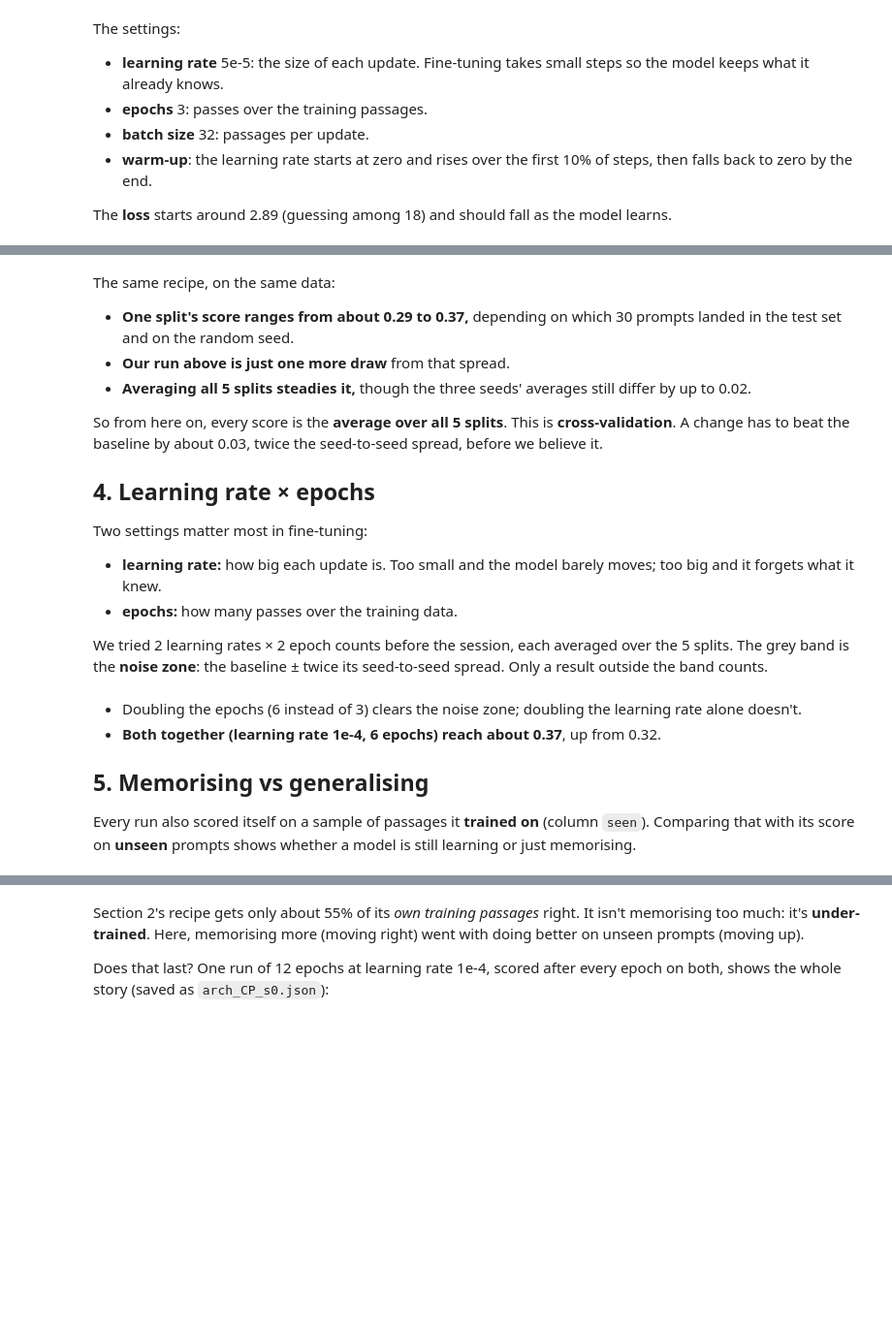
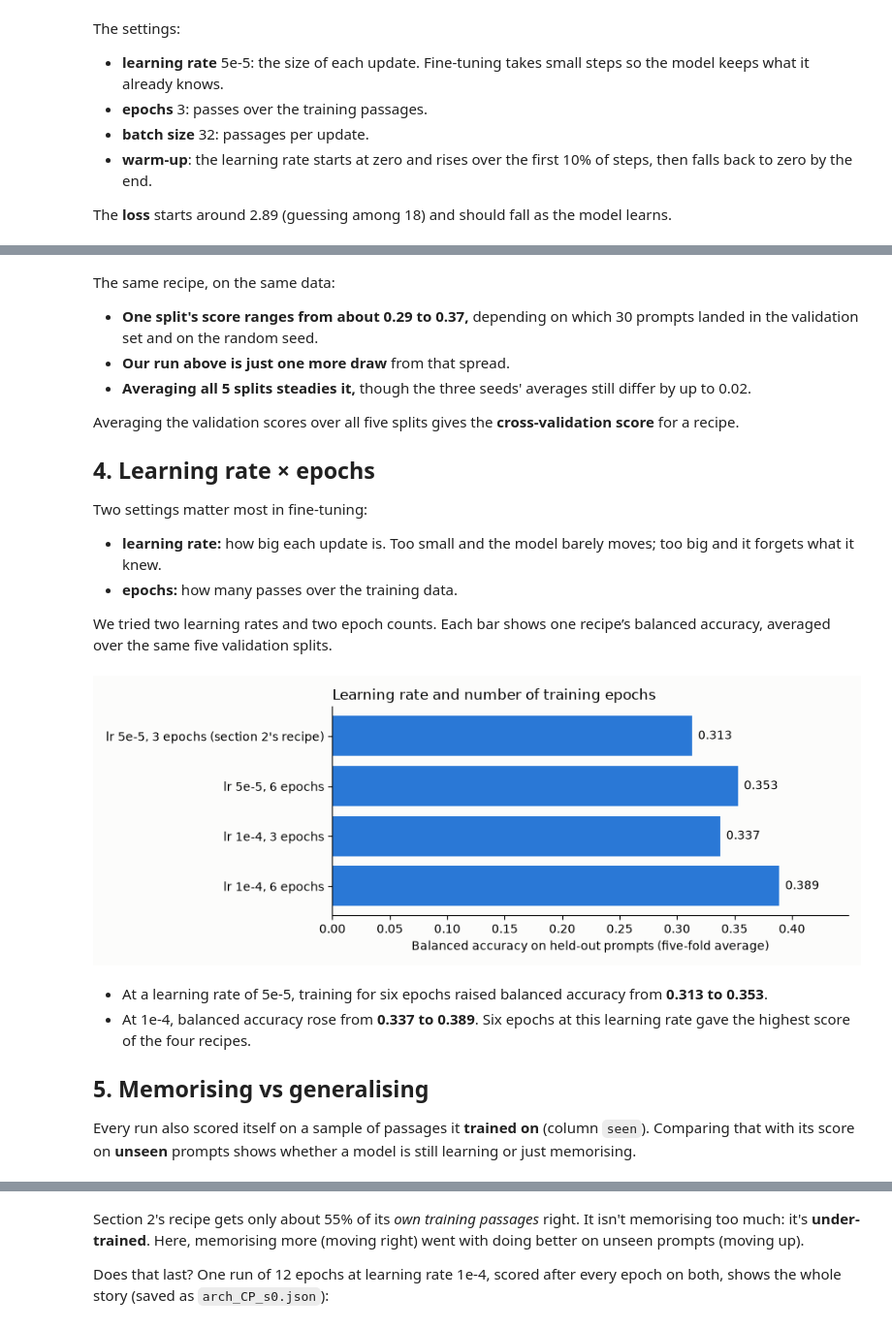
Before and after one commit to Voxoff/finetune-workshop, a Jupyter notebook: finetune_workshop.ipynb, the cells around one changed output, grey strips where cells are left out. Shown at 97% size. Drawn from its saved outputs; the diff is of its cells as text; code cells hidden in the pictures; blank space fills up the shorter version.

```diff
--- a/finetune_workshop.ipynb
+++ b/finetune_workshop.ipynb
@@ -20,15 +20,18 @@ from transformers import (AutoModelForSequenceClassification, AutoTokenizer, Dat
 transformers.logging.set_verbosity_error()  # hide the library's loading reports and warnings
 transformers.logging.disable_progress_bar()
 
-DATA = Path("data")        # the competition's train.csv
-RESULTS = Path("oof")      # predictions and scores of runs trained before the session
-BLUE, ORANGE, GREY, LIGHT, BAND = "#2a78d6", "#eb6834", "#898781", "#c3c2b7", "#e1e0d9"
+DATA = Path("data")     # competition CSV files
+RESULTS = Path("oof")   # predictions and scores of runs trained before the session
+BLUE, ORANGE, GREY, LIGHT = "#2a78d6", "#eb6834", "#898781", "#c3c2b7"
 plt.rcParams.update({"figure.facecolor": "#fcfcfb", "axes.facecolor": "#fcfcfb", "axes.spines.top": False,
                      "axes.spines.right": False, "axes.titlelocation": "left", "font.size": 10})
 
 assert torch.cuda.is_available(), "This notebook needs a GPU"
 print("GPU:", torch.cuda.get_device_name(0))
 
-train = pd.read_csv(DATA / "train.csv")
-LABELS = sorted(train.model.unique())   # the 18 LLMs, always in this order
-print(f"{len(train):,} passages · {train.prompt_id.nunique()} prompts · {len(LABELS)} LLMs")
+set_seed(0)
+
+labeled_df = pd.read_csv(DATA / "train.csv")
+test_df = pd.read_csv(DATA / "test.csv")  # unlabeled competition passages
+LABELS = sorted(labeled_df.model.unique())   # the 18 LLMs, always in this order
+print(f"{len(labeled_df):,} passages · {labeled_df.prompt_id.nunique()} prompts · {len(LABELS)} LLMs")
@@ -190,10 +253,10 @@ print("5-split average for each seed:", ", ".join(f"{s:.3f}" for s in baseline.s
 # %% [markdown]
 The same recipe, on the same data:
-- **One split's score ranges from about 0.29 to 0.37,** depending on which 30 prompts landed in the test set and on the random seed.
+- **One split's score ranges from about 0.29 to 0.37,** depending on which 30 prompts landed in the validation set and on the random seed.
 - **Our run above is just one more draw** from that spread.
 - **Averaging all 5 splits steadies it,** though the three seeds' averages still differ by up to 0.02.
 
-So from here on, every score is the **average over all 5 splits**. This is **cross-validation**. A change has to beat the baseline by about 0.03, twice the seed-to-seed spread, before we believe it.
+Averaging the validation scores over all five splits gives the **cross-validation score** for a recipe.
 
 ## 4. Learning rate × epochs
 
@@ -201,29 +264,26 @@ Two settings matter most in fine-tuning:
 - **learning rate:** how big each update is. Too small and the model barely moves; too big and it forgets what it knew.
 - **epochs:** how many passes over the training data.
 
-We tried 2 learning rates × 2 epoch counts before the session, each averaged over the 5 splits. The grey band is the **noise zone**: the baseline ± twice its seed-to-seed spread. Only a result outside the band counts.
+We tried two learning rates and two epoch counts. Each bar shows one recipe’s balanced accuracy, averaged over the same five validation splits.
 # %%
 RECIPES = {"B0": "lr 5e-5, 3 epochs (section 2's recipe)", "T1": "lr 5e-5, 6 epochs",
            "T2": "lr 1e-4, 3 epochs", "T3": "lr 1e-4, 6 epochs"}
-reference, noise = baseline.score.mean(), baseline.score.std()
+recipe_scores = recipe_runs.loc[list(RECIPES), "score"]
 
-fig, ax = plt.subplots(figsize=(9, 3.6))
-ax.axvspan(reference - 2 * noise, reference + 2 * noise, color=BAND, label="noise zone")
-for y, (config, label) in enumerate(reversed(RECIPES.items())):
-    scores = runs[runs.config == config].score
-    real_gain = scores.mean() > reference + 2 * noise
-    ax.scatter(scores, [y] * len(scores), color=BLUE if real_gain else GREY, s=45, zorder=3)
-    ax.text(scores.max() + 0.003, y, f"{scores.mean():.3f}", va="center")
-ax.set_yticks(range(len(RECIPES)), list(reversed(RECIPES.values())))
-ax.set_ylim(-0.6, len(RECIPES) - 0.4)
-ax.set_xlim(reference - 2 * noise - 0.01, runs[runs.config.isin(RECIPES)].score.max() + 0.02)
-ax.set_xlabel("balanced accuracy, average of 5 splits (one dot per seed)")
-ax.legend(frameon=False, loc="upper right")
-ax.set_title("Learning rate × epochs: blue = a real gain")
+fig, ax = plt.subplots(figsize=(9, 3.4))
+recipe_bars = ax.barh(list(RECIPES.values()), recipe_scores, color=BLUE)
+ax.invert_yaxis()
+ax.bar_label(recipe_bars, fmt="%.3f", padding=5)
+ax.set_xlim(0, recipe_scores.max() + 0.06)
+ax.set_xlabel("Balanced accuracy on held-out prompts (five-fold average)")
+ax.set_title("Learning rate and number of training epochs")
+fig.tight_layout()
 plt.show()
+# %% [output]
+[figure, added]
 # %% [markdown]
-- Doubling the epochs (6 instead of 3) clears the noise zone; doubling the learning rate alone doesn't.
-- **Both together (learning rate 1e-4, 6 epochs) reach about 0.37**, up from 0.32.
+- At a learning rate of 5e-5, training for six epochs raised balanced accuracy from **0.313 to 0.353**.
+- At 1e-4, balanced accuracy rose from **0.337 to 0.389**. Six epochs at this learning rate gave the highest score of the four recipes.
 
 ## 5. Memorising vs generalising
 
```
Also changed, not shown: parts of 25 cells of this notebook, 2 other files.
